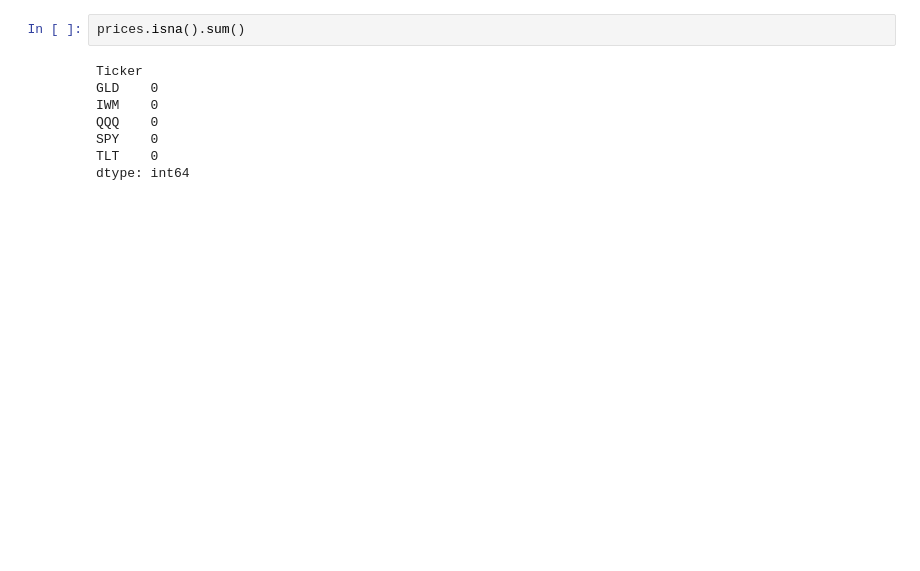
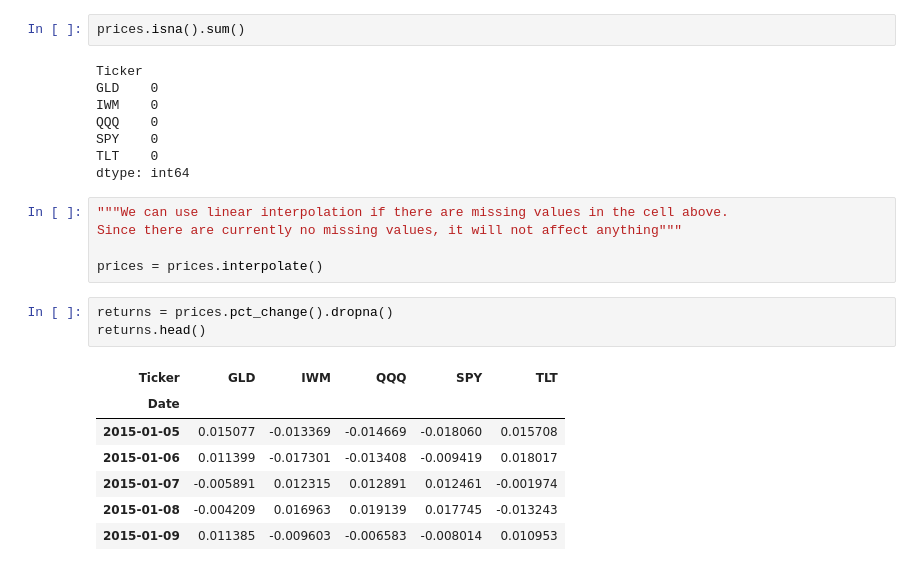
Before and after one commit to VineedMindForge/quantitative-risk-model-validation, a Jupyter notebook: project_01_market_risk_engine/notebooks/01_market_data_and_returns.ipynb, the cells around one changed output. Cells and saved outputs as stored; diff of their text form; blank space fills up the shorter version.

```diff
--- a/project_01_market_risk_engine/notebooks/01_market_data_and_returns.ipynb
+++ b/project_01_market_risk_engine/notebooks/01_market_data_and_returns.ipynb
@@ -81,3 +79,19 @@ QQQ    0
 SPY    0
 TLT    0
 dtype: int64
+# %%
+"""We can use linear interpolation if there are missing values in the cell above.
+Since there are currently no missing values, it will not affect anything"""
+
+prices = prices.interpolate()
+# %%
+returns = prices.pct_change().dropna()
+returns.head()
+# %% [output]
+| Ticker | GLD | IWM | QQQ | SPY | TLT |
+| Date |  |  |  |  |  |
+| 2015-01-05 | 0.015077 | -0.013369 | -0.014669 | -0.018060 | 0.015708 |
+| 2015-01-06 | 0.011399 | -0.017301 | -0.013408 | -0.009419 | 0.018017 |
+| 2015-01-07 | -0.005891 | 0.012315 | 0.012891 | 0.012461 | -0.001974 |
+| 2015-01-08 | -0.004209 | 0.016963 | 0.019139 | 0.017745 | -0.013243 |
+| 2015-01-09 | 0.011385 | -0.009603 | -0.006583 | -0.008014 | 0.010953 |
```
Also changed, not shown: parts of 21 cells of this notebook, 5 other files.
